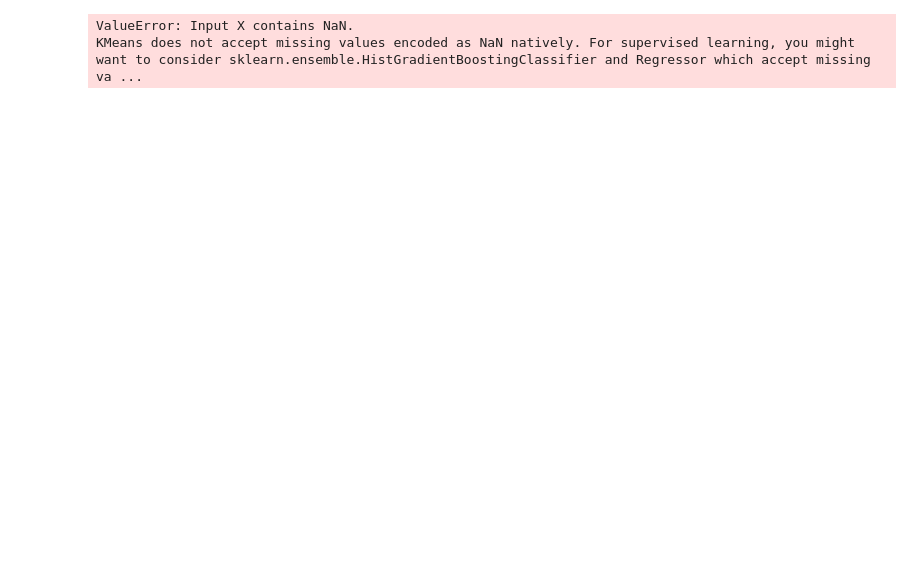
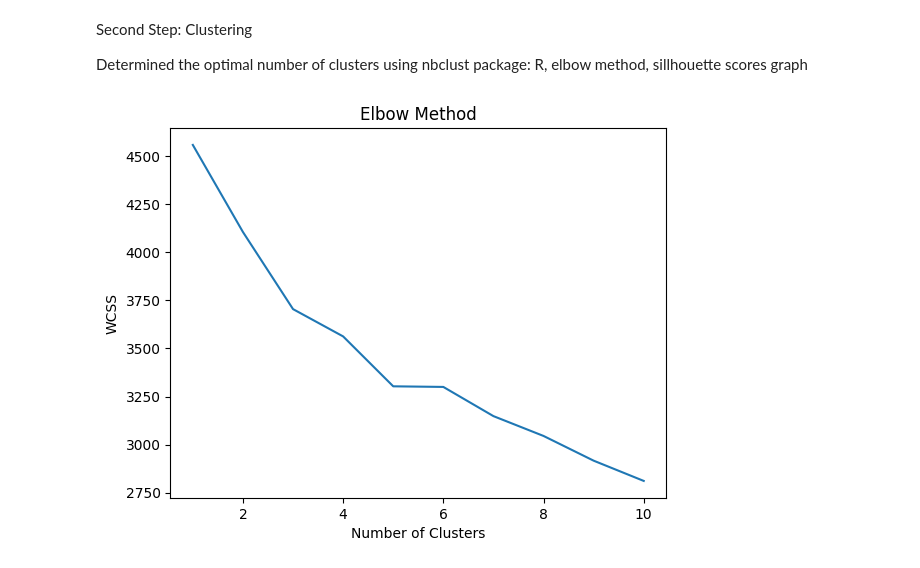
Before and after one commit to nikita-jha/BastosLab, a Jupyter notebook: ML_Analysis/clustering.ipynb, the cells around one changed output. Cells and saved outputs as stored; diff of their text form; code cells hidden in the pictures; blank space fills up the shorter version.

Commit message:
Clustering - PCA and visualizing

```diff
--- a/ML_Analysis/clustering.ipynb
+++ b/ML_Analysis/clustering.ipynb
@@ -55,0 +87,34 @@ First Step in Clustering: Determining Optimal Number of Clusters
+# %%
+variance_threshold = 0.98
+# Your existing code to fit PCA and plot the individual explained variance
+pca = PCA()
+pca.fit(X)
+
+features = range(pca.n_components_)
+plt.figure(figsize=(8, 5))
+plt.bar(features, pca.explained_variance_ratio_, color='black')
+plt.xlabel('PCA features')
+plt.ylabel('Variance %')
+plt.xticks(features)
+plt.title('Explained Variance by PCA Components')
+
+# Calculate cumulative explained variance
+cumulative_variance = np.cumsum(pca.explained_variance_ratio_)
+
+# Plot the cumulative explained variance trend line
+plt.plot(features, cumulative_variance, color='#FF9B9B', marker='o', linestyle='-', linewidth=2, label='Cumulative Explained Variance')
+
+# Annotate the points for the first 9 features or until cumulative variance reaches 100%
+for i, v in enumerate(cumulative_variance):
+    if v < 1.0 and i < 9:  # Check if the cumulative variance is less than 100% and within the first 9 features
+        plt.text(i, v, f"{v:.2%}", fontsize=8, ha='right', va='bottom')
+
+
+# Find the number of components for the desired threshold and add a vertical line at this point
+components_for_threshold = np.argmax(cumulative_variance >= variance_threshold) + 1
+
+# Show the plot
+plt.show()
+
+# Print the number of components required to explain the desired threshold of variance
+print(f"Number of components to explain {variance_threshold*100}% variance: {components_for_threshold}")
@@ -56,16 +162,22 @@ First Step in Clustering: Determining Optimal Number of Clusters
+# %% [markdown]
+Second Step: Clustering
+
+Determined the optimal number of clusters using nbclust package: R, elbow method, sillhouette scores graph
 # %%
-features_to_scale = coefficients_df.columns.drop('County')
+coefficients_df_cleaned = coefficients_df.dropna()
+
+features_to_scale = coefficients_df_cleaned.columns.drop('County')
+
 wcss = []
 for i in range(1, 11):
     kmeans = KMeans(n_clusters=i, random_state=42)
-    kmeans.fit(coefficients_df[features_to_scale])
+    kmeans.fit(coefficients_df_cleaned[features_to_scale])
     wcss.append(kmeans.inertia_)
 
 plt.plot(range(1,11), wcss)
 plt.title("Elbow Method")
 plt.xlabel('Number of Clusters')
 plt.ylabel("WCSS")
 plt.show()
 # %% [output]
-ValueError: Input X contains NaN.
-KMeans does not accept missing values encoded as NaN natively. For supervised learning, you might want to consider sklearn.ensemble.HistGradientBoostingClassifier and Regressor which accept missing va ...
+[figure, added]
```
Also changed, not shown: parts of 20 cells of this notebook, 22 other files.
